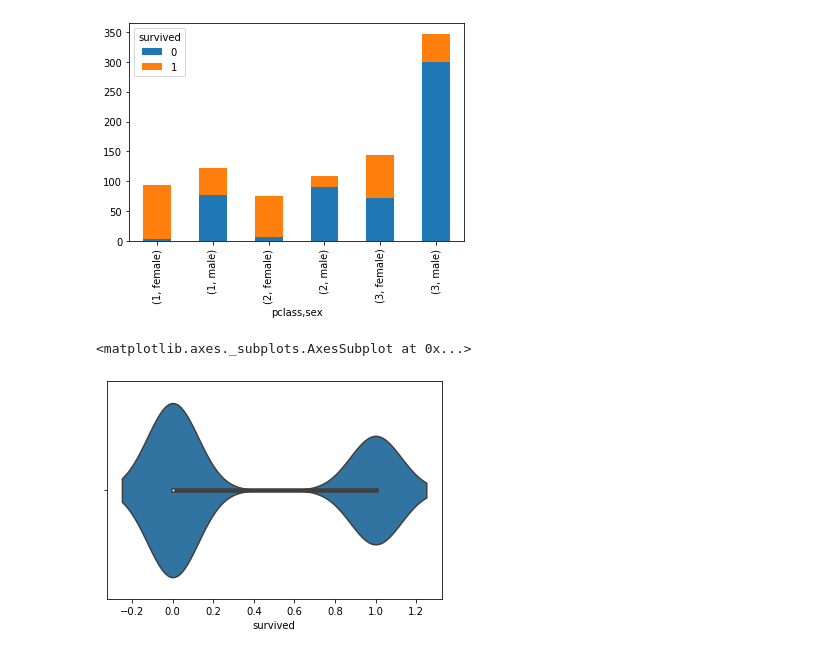
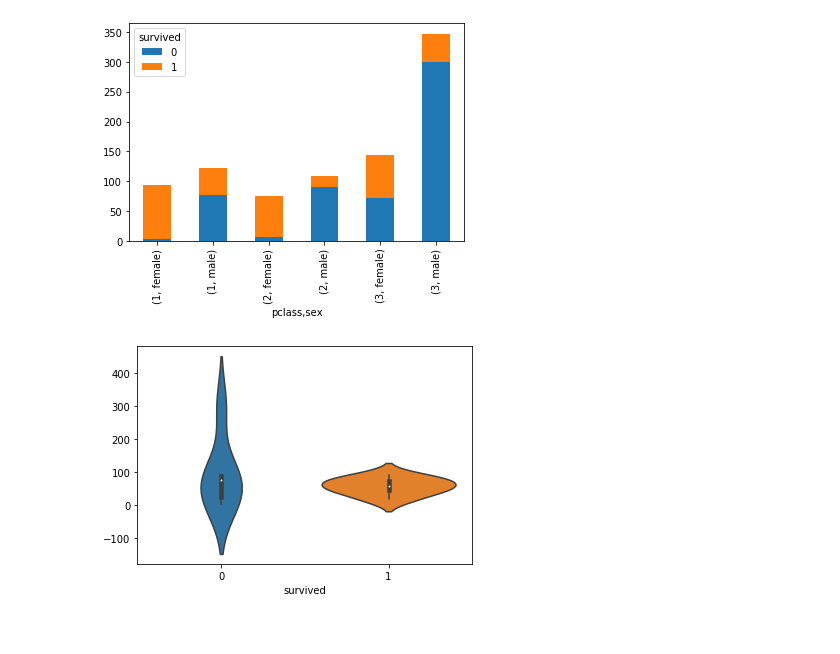
Before and after one commit to JuliaLo1979/60-Days-Python-Data-Science-Coding-Marathon, a Jupyter notebook: PythonDS_Day21.ipynb, the cells around one changed output. Saved outputs shown, nothing was run; the diff lists cells and outputs as text; code cells hidden in the pictures.

```diff
--- a/PythonDS_Day21.ipynb
+++ b/PythonDS_Day21.ipynb
@@ -79,9 +79,8 @@ survived_counts.plot(kind ='bar', stacked = True)
 plt.show()
 # %% [output]
 [figure]
-# %%
-# 直接使用PANDAS dataframe, 當作參數，繪製小提琴圖
-sns.violinplot(data= df, x = 'survived',orient = 'h')
-# %% [output]
-<matplotlib.axes._subplots.AxesSubplot at 0x...>
-[figure, removed]
+# %%
+sns.violinplot(data=survived_counts)
+plt.show()
+# %% [output]
+[figure, added]
```
